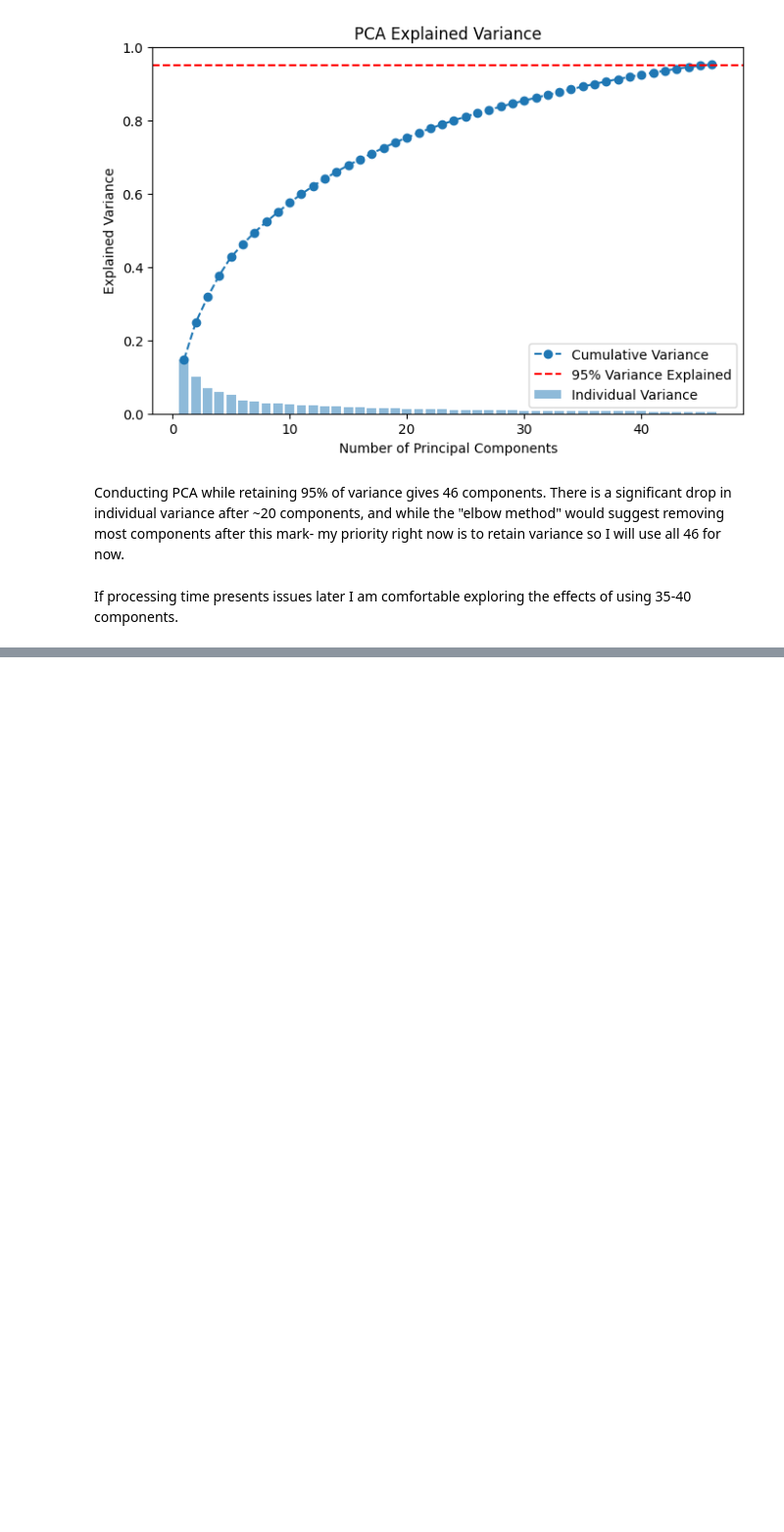
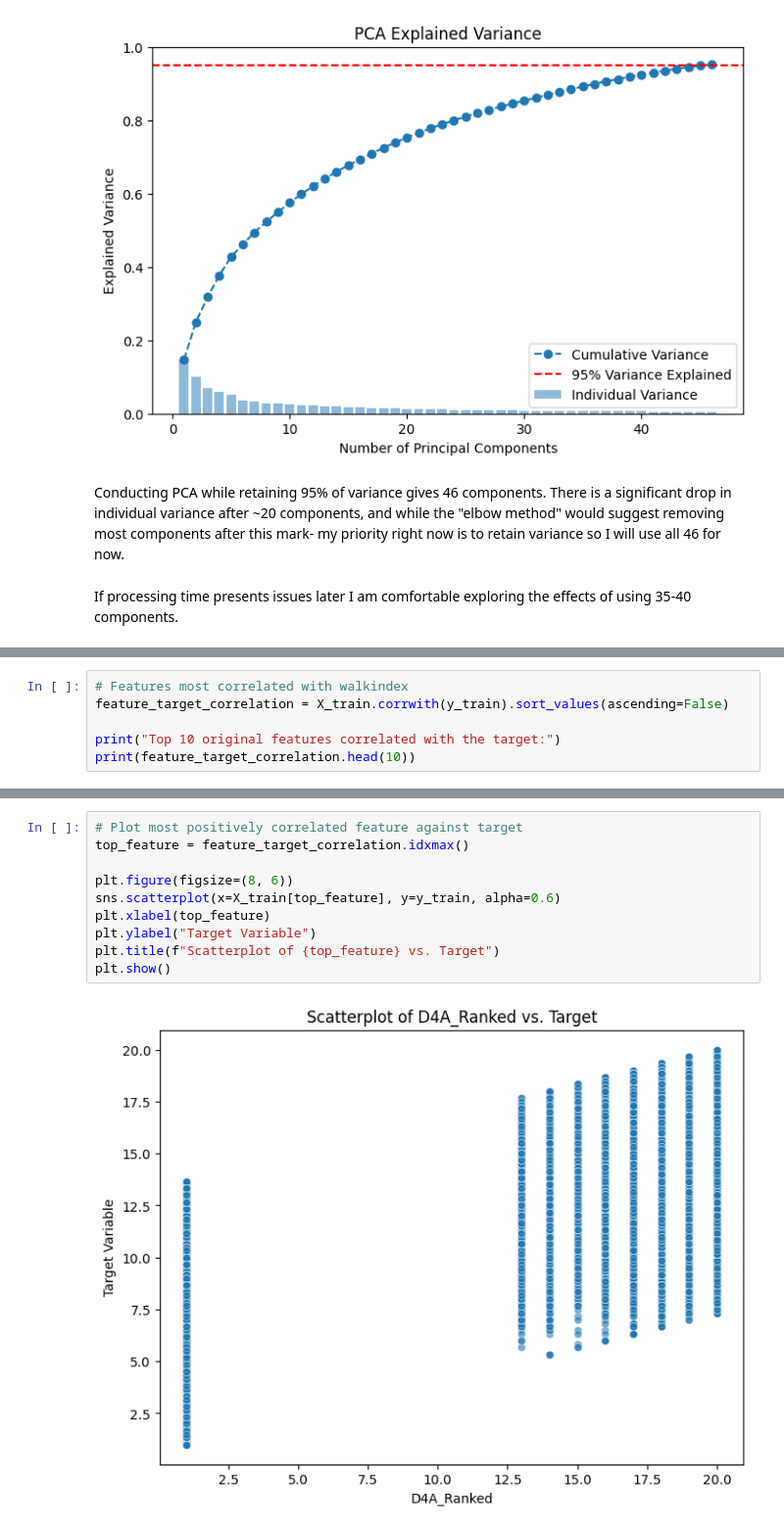
Before and after one commit to kquigg/Capstone557, a Jupyter notebook: Capstone.ipynb, the cells around one changed output, grey strips where cells are left out. Shown at 98% size. Cells and saved outputs as stored; diff of their text form; blank space fills up the shorter version.

```diff
--- a/Capstone.ipynb
+++ b/Capstone.ipynb
@@ -275,0 +379,6 @@ If processing time presents issues later I am comfortable exploring the effects
+# %%
+# Features most correlated with walkindex
+feature_target_correlation = X_train.corrwith(y_train).sort_values(ascending=False)
+
+print("Top 10 original features correlated with the target:")
+print(feature_target_correlation.head(10))
@@ -275,0 +398,12 @@ If processing time presents issues later I am comfortable exploring the effects
+# %%
+# Plot most positively correlated feature against target
+top_feature = feature_target_correlation.idxmax()
+
+plt.figure(figsize=(8, 6))
+sns.scatterplot(x=X_train[top_feature], y=y_train, alpha=0.6)
+plt.xlabel(top_feature)
+plt.ylabel("Target Variable")
+plt.title(f"Scatterplot of {top_feature} vs. Target")
+plt.show()
+# %% [output]
+[figure, added]
```
Also changed, not shown: parts of 11 cells of this notebook.
